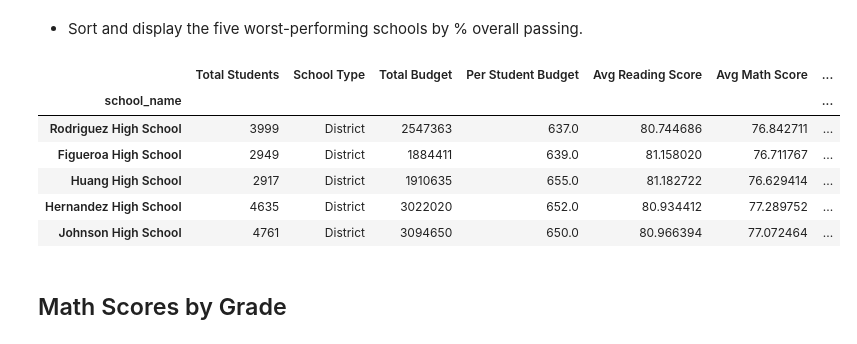
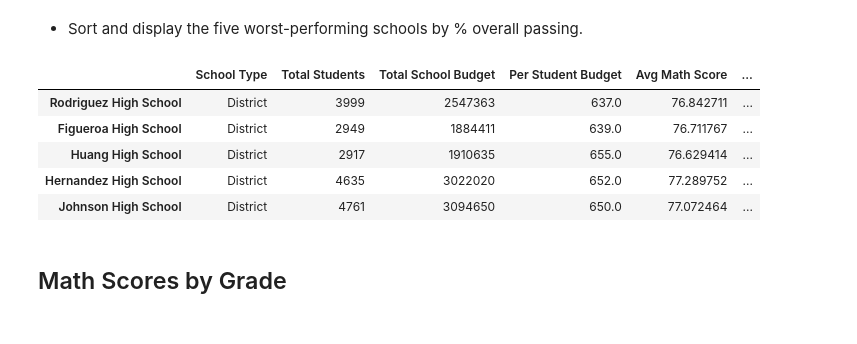
Before and after one commit to kunaual/pandas-challenge, a Jupyter notebook: PyCitySchools/PyCitySchools.ipynb, the cells around one changed output. Cells and saved outputs as stored; diff of their text form; code cells hidden in the pictures.

```diff
--- a/PyCitySchools/PyCitySchools.ipynb
+++ b/PyCitySchools/PyCitySchools.ipynb
@@ -113,8 +113,8 @@ stype = school_data[["school_name","type","budget"]]
 school_summ_df = comp_data_df["school_name"].value_counts().to_frame().reset_index().rename(columns = {"index":"school_name","school_name":"Total Students"})
 
 #type(school_data[["school_name","type"]])#school_summ_df)
-school_summ_df = pd.merge(school_summ_df, stype, how="left", on=["school_name", "school_name"]).rename(columns = {"type":"School Type","budget":"Total Budget"})
+school_summ_df = pd.merge(school_summ_df, stype, how="left", on=["school_name", "school_name"]).rename(columns = {"type":"School Type","budget":"Total School Budget"})
 school_summ_df = school_summ_df.sort_values(by=["school_name"])
-school_summ_df["Per Student Budget"] =school_summ_df["Total Budget"]/school_summ_df["Total Students"]
+school_summ_df["Per Student Budget"] =school_summ_df["Total School Budget"]/school_summ_df["Total Students"]
 school_summ_df
 # %% [output]
@@ -228,15 +235,18 @@ school_summ_df.sort_values(by=["% Overall Passing"], ascending = False).head(5)
 * Sort and display the five worst-performing schools by % overall passing.
 # %%
 #print(school_summ_df.sort_values(by=["% Overall Passing"]).head(5))  #could use print, or just list what you want the notebook to print like below statement.   below statement looks nicer
-school_summ_df.sort_values(by=["% Overall Passing"]).head(5)
+bottom_schools=school_summ_df.sort_values(by=["% Overall Passing"]).head(5)
+bottom_schools.index.name=None #removing school_name index to match output in instructions
+#todo need to format budget $s
+#display in order that matches the instructions
+bottom_schools[["School Type","Total Students","Total School Budget","Per Student Budget","Avg Math Score", "Avg Reading Score","% Passing Math","% Passing Reading","% Overall Passing"]]
 # %% [output]
-|  | Total Students | School Type | Total Budget | Per Student Budget | Avg Reading Score | Avg Math Score | ... |
-| school_name |  |  |  |  |  |  | ... |
-| Rodriguez High School | 3999 | District | 2547363 | 637.0 | 80.744686 | 76.842711 | ... |
-| Figueroa High School | 2949 | District | 1884411 | 639.0 | 81.158020 | 76.711767 | ... |
-| Huang High School | 2917 | District | 1910635 | 655.0 | 81.182722 | 76.629414 | ... |
-| Hernandez High School | 4635 | District | 3022020 | 652.0 | 80.934412 | 77.289752 | ... |
-| Johnson High School | 4761 | District | 3094650 | 650.0 | 80.966394 | 77.072464 | ... |
+|  | School Type | Total Students | Total School Budget | Per Student Budget | Avg Math Score | ... |
+| Rodriguez High School | District | 3999 | 2547363 | 637.0 | 76.842711 | ... |
+| Figueroa High School | District | 2949 | 1884411 | 639.0 | 76.711767 | ... |
+| Huang High School | District | 2917 | 1910635 | 655.0 | 76.629414 | ... |
+| Hernandez High School | District | 4635 | 3022020 | 652.0 | 77.289752 | ... |
+| Johnson High School | District | 4761 | 3094650 | 650.0 | 77.072464 | ... |
 # %% [markdown]
 ## Math Scores by Grade
 # %% [markdown]
```
Also changed, not shown: parts of 18 cells of this notebook.
